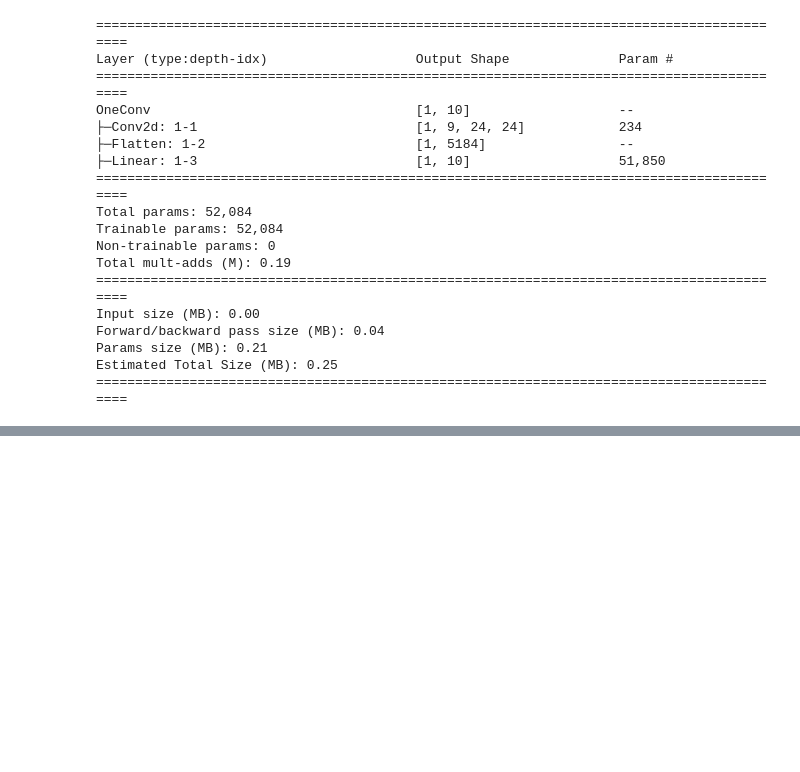
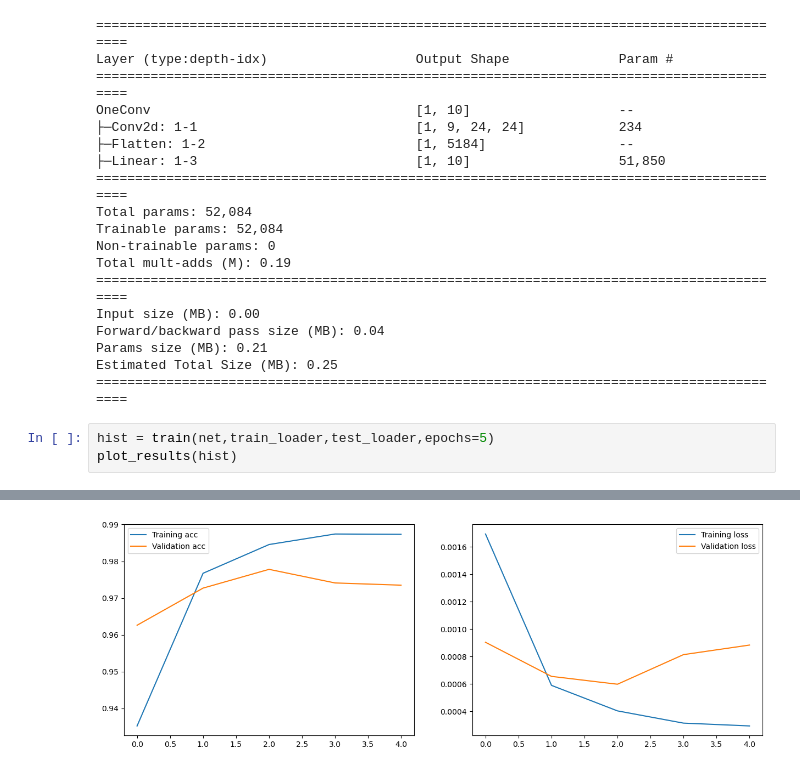
Before and after one commit to rabobahago/complete_deep_learning_pytorch, a Jupyter notebook: computer_vision/cnn.ipynb, the cells around one changed output, grey strips where cells are left out. Drawn from its saved outputs; the diff is of its cells as text; blank space fills up the shorter version.

```diff
--- a/computer_vision/cnn.ipynb
+++ b/computer_vision/cnn.ipynb
@@ -56,3 +56,7 @@ Forward/backward pass size (MB): 0.04
 Params size (MB): 0.21
 Estimated Total Size (MB): 0.25
 ==========================================================================================
+# %%
+hist = train(net,train_loader,test_loader,epochs=5)
+plot_results(hist)
+# %% [output]
@@ -58,0 +68 @@ Estimated Total Size (MB): 0.25
+[figure, added]
```
Also changed, not shown: parts of 2 cells of this notebook, 2 other files.
